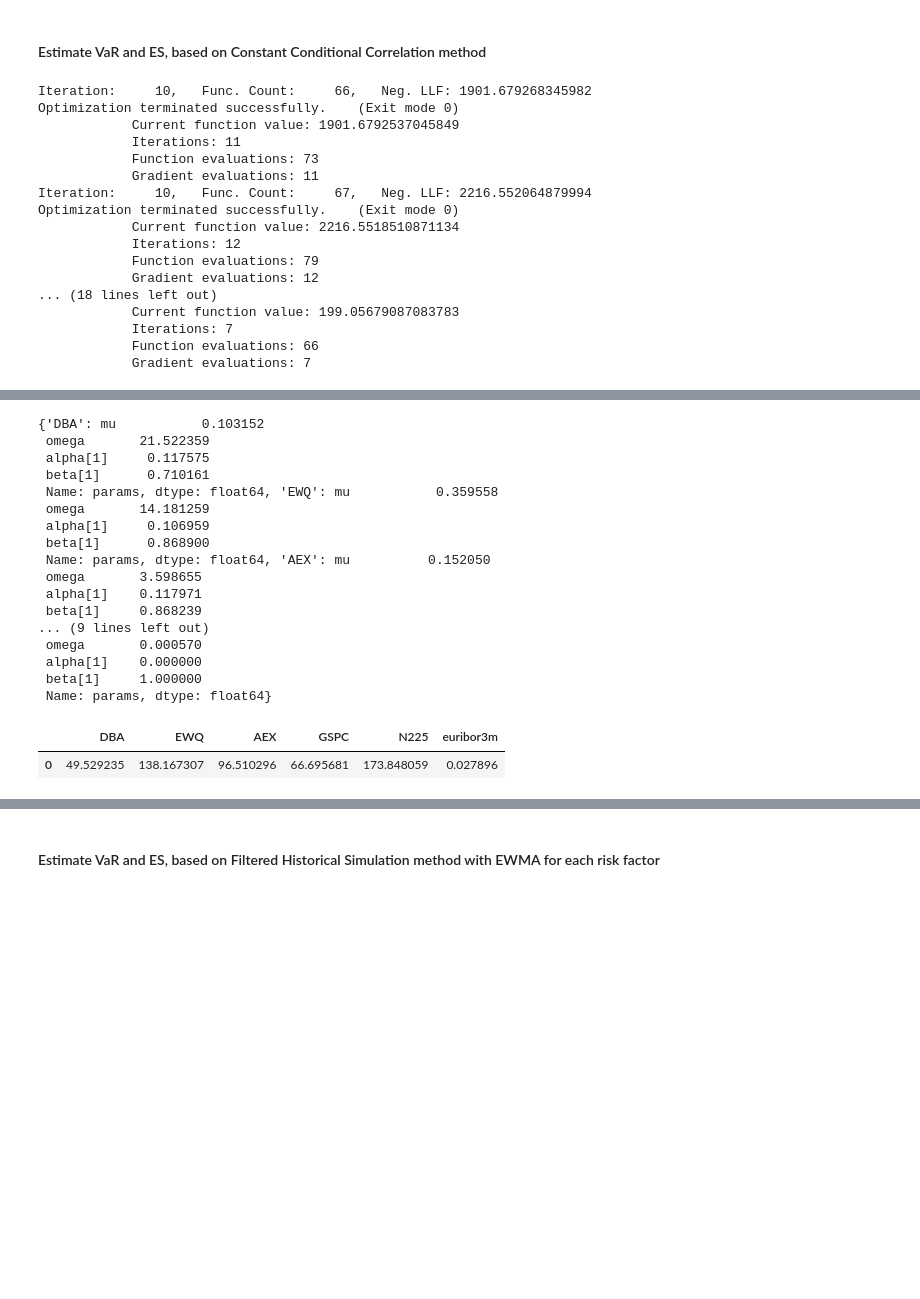
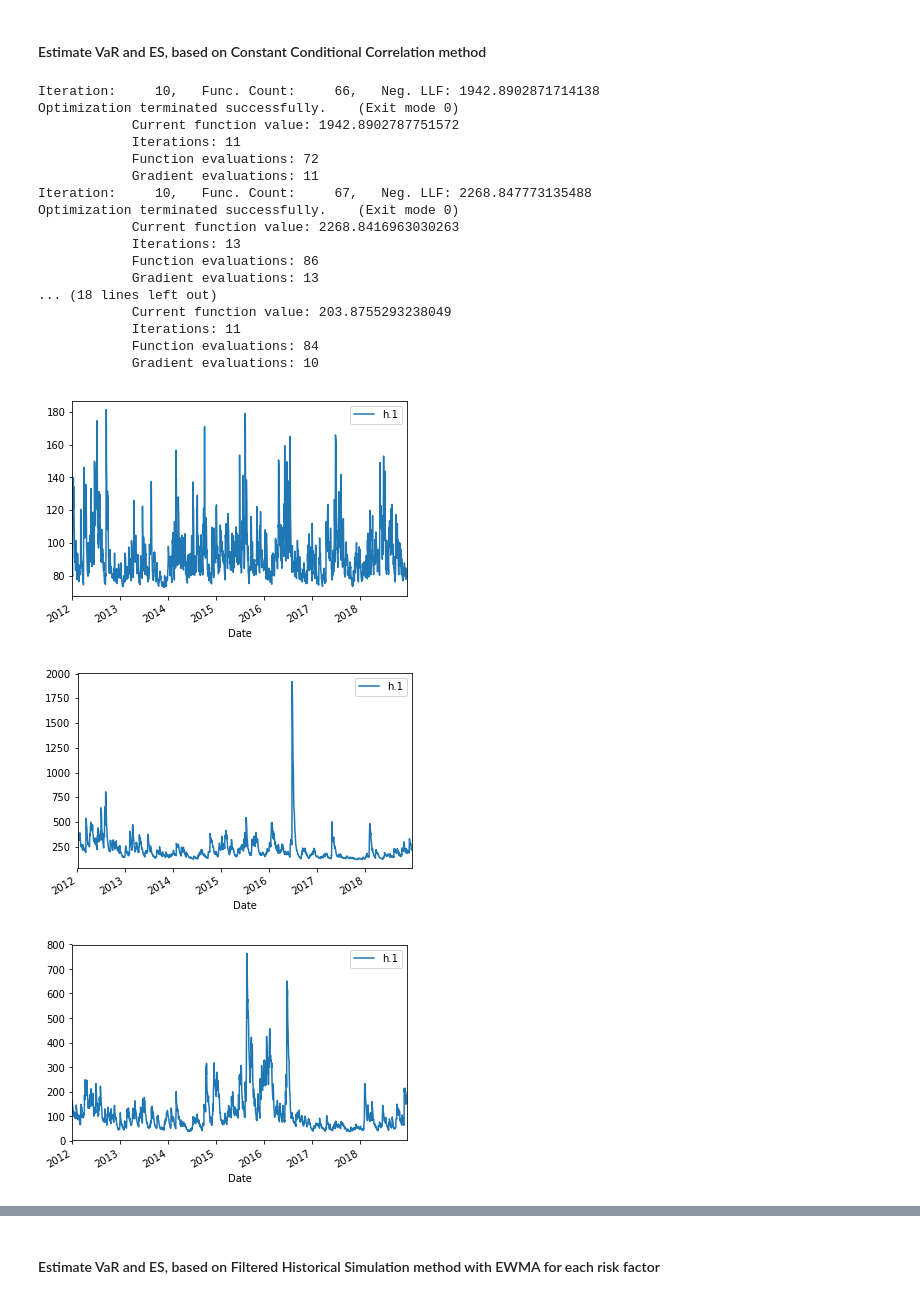
Before and after one commit to danielsteman/QFRM, a Jupyter notebook: QFRM_assignment1.ipynb, the cells around one changed output, grey strips where cells are left out. Saved outputs shown, nothing was run; the diff lists cells and outputs as text; code cells hidden in the pictures; blank space fills up the shorter version.

```diff
--- a/QFRM_assignment1.ipynb
+++ b/QFRM_assignment1.ipynb
@@ -289,33 +290,47 @@ df_returns = df_returns.ffill().iloc[1:,:]
 
 # Rescale data for optimizing algorithm
 df_returns = df_returns*1000
+# %%
+# divide train and test split
+split_date = dt.datetime(2012,1,1)
 # %%
 from arch import arch_model
 
 # Create empty dict to store parameter values
 params_dict = {}
 
+# Create dataframe to store volatility forecasts
+vola_forecast = pd.DataFrame(index=df_returns.loc[split_date:end].index)
+
 # Fit GARCH(1,1) for each instrument
 for instrument in df_returns.columns:
 
-    garch11 = arch_model(df_returns[instrument][0:500], p=1, q=1)
-    res = garch11.fit(update_freq=10)
+    garch11 = arch_model(df_returns[instrument], p=1, q=1, dist='Normal', vol='Garch')
+    res = garch11.fit(update_freq=10, last_obs=split_date)
+
+    forecasts = res.forecast(start=split_date)
+    forecasts.variance[split_date:].plot()
+
+    vola_forecast[instrument] = forecasts.variance[split_date:]
     params_dict[instrument] = res.params
 # %% [output]
-Iteration:     10,   Func. Count:     66,   Neg. LLF: 1901.679268345982
+Iteration:     10,   Func. Count:     66,   Neg. LLF: 1942.8902871714138
 Optimization terminated successfully.    (Exit mode 0)
-            Current function value: 1901.6792537045849
+            Current function value: 1942.8902787751572
             Iterations: 11
-            Function evaluations: 73
+            Function evaluations: 72
             Gradient evaluations: 11
-Iteration:     10,   Func. Count:     67,   Neg. LLF: 2216.552064879994
+Iteration:     10,   Func. Count:     67,   Neg. LLF: 2268.847773135488
 Optimization terminated successfully.    (Exit mode 0)
-            Current function value: 2216.5518510871134
-            Iterations: 12
-            Function evaluations: 79
-            Gradient evaluations: 12
+            Current function value: 2268.8416963030263
+            Iterations: 13
+            Function evaluations: 86
+            Gradient evaluations: 13
 ... (18 lines left out)
-            Current function value: 199.05679087083783
-            Iterations: 7
-            Function evaluations: 66
-            Gradient evaluations: 7
+            Current function value: 203.8755293238049
+            Iterations: 11
+            Function evaluations: 84
+            Gradient evaluations: 10
+[figure, added]
+[figure, added]
+[figure, added]
@@ -322,20 +339,0 @@ Optimization terminated successfully.    (Exit mode 0)
-# %%
-params_dict
-# %% [output]
-{'DBA': mu           0.103152
- omega       21.522359
- alpha[1]     0.117575
- beta[1]      0.710161
- Name: params, dtype: float64, 'EWQ': mu           0.359558
- omega       14.181259
- alpha[1]     0.106959
- beta[1]      0.868900
- Name: params, dtype: float64, 'AEX': mu          0.152050
- omega       3.598655
- alpha[1]    0.117971
- beta[1]     0.868239
-... (9 lines left out)
- omega       0.000570
- alpha[1]    0.000000
- beta[1]     1.000000
- Name: params, dtype: float64}
@@ -351,5 +339,0 @@ var_predict = pd.DataFrame(long_run_var).transpose()
-# %%
-var_predict
-# %% [output]
-|  | DBA | EWQ | AEX | GSPC | N225 | euribor3m |
-| 0 | 49.529235 | 138.167307 | 96.510296 | 66.695681 | 173.848059 | 0.027896 |
```
Also changed, not shown: parts of 8 cells of this notebook.
